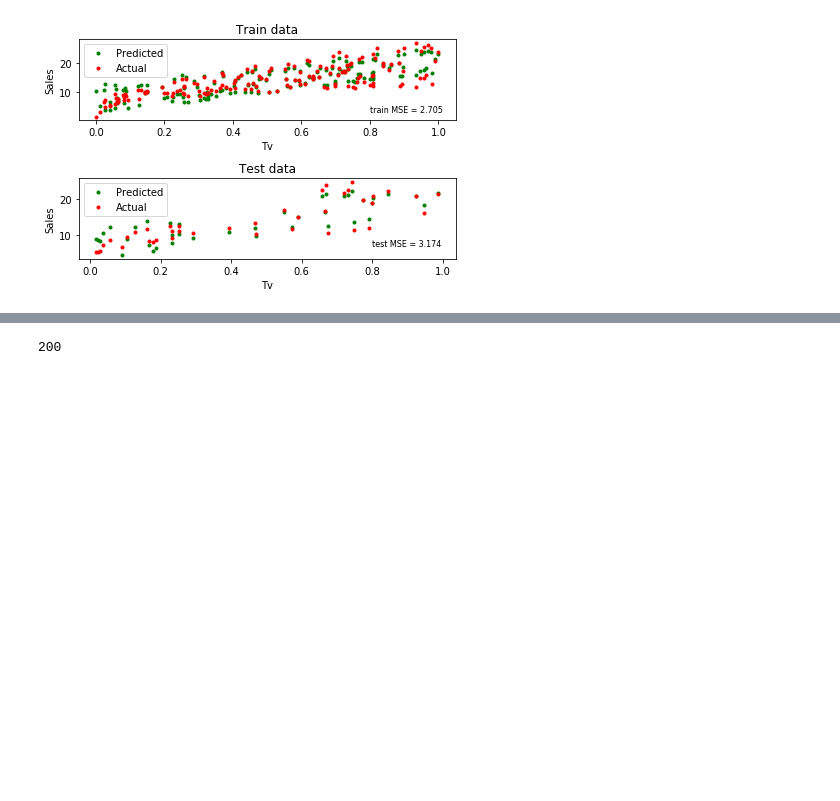
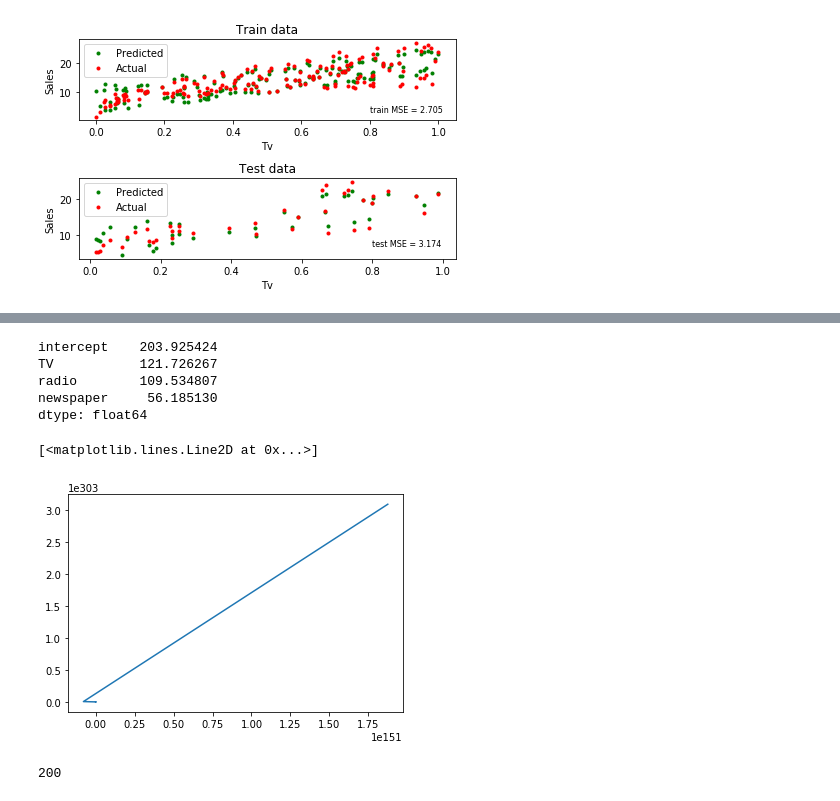
Before and after one commit to scaryface/intro_to_statistics, a Jupyter notebook: regression.ipynb, the cells around one changed output, grey strips where cells are left out. Drawn from its saved outputs; the diff is of its cells as text; code cells hidden in the pictures; blank space fills up the shorter version.

```diff
--- a/regression.ipynb
+++ b/regression.ipynb
@@ -143,0 +165,4 @@ plt.tight_layout()
+# %%
+X, y = get_data()
+X_normalised = X.apply(normalize_feature, axis=0)
+X_train, X_test, y_train, y_test = get_train_test_data(X_normalised, y)
@@ -143,0 +222,16 @@ plt.tight_layout()
+# %%
+A_curr = pd.Series(sigma*np.random.randn(len(X_normalised.columns)) + mu, index=X_normalised.columns)
+(y_train.subtract(X_train.dot(A_curr))).T.dot(X_train).multiply(learn_rate)
+# %% [output]
+intercept    203.925424
+TV           121.726267
+radio        109.534807
+newspaper     56.185130
+dtype: float64
+# %%
+x_axis = pd.DataFrame(A_plot).dropna()['TV']
+y_axis = mse_plot[:x_axis.size]
+plt.plot(x_axis, y_axis)
+# %% [output]
+[<matplotlib.lines.Line2D at 0x...>]
+[figure, added]
```
Also changed, not shown: parts of 10 cells of this notebook.
